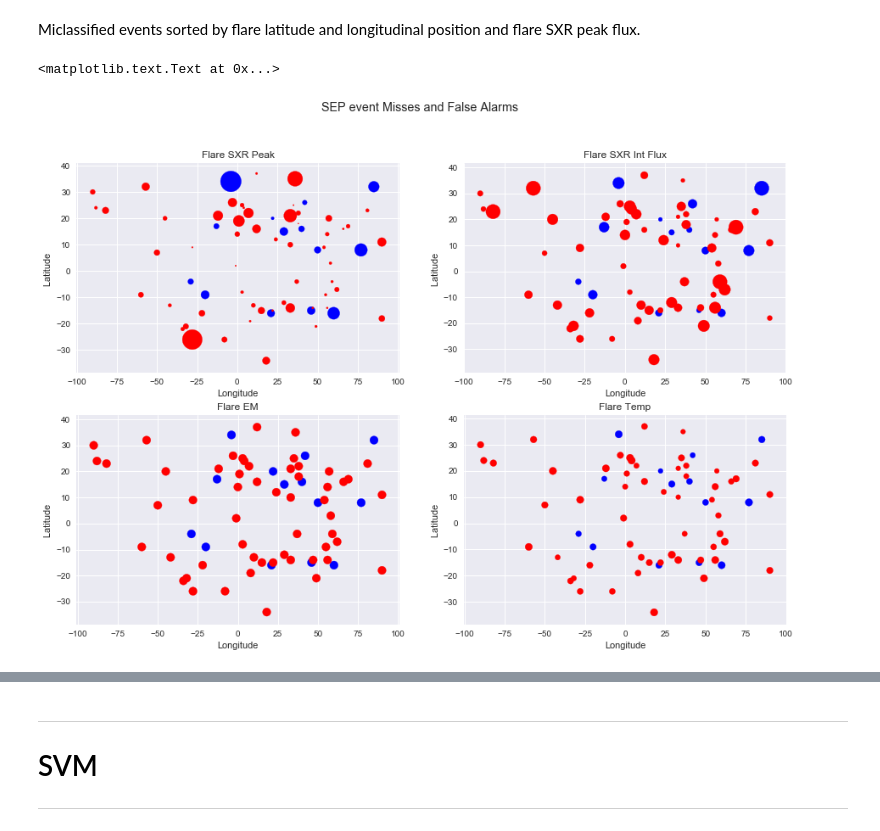
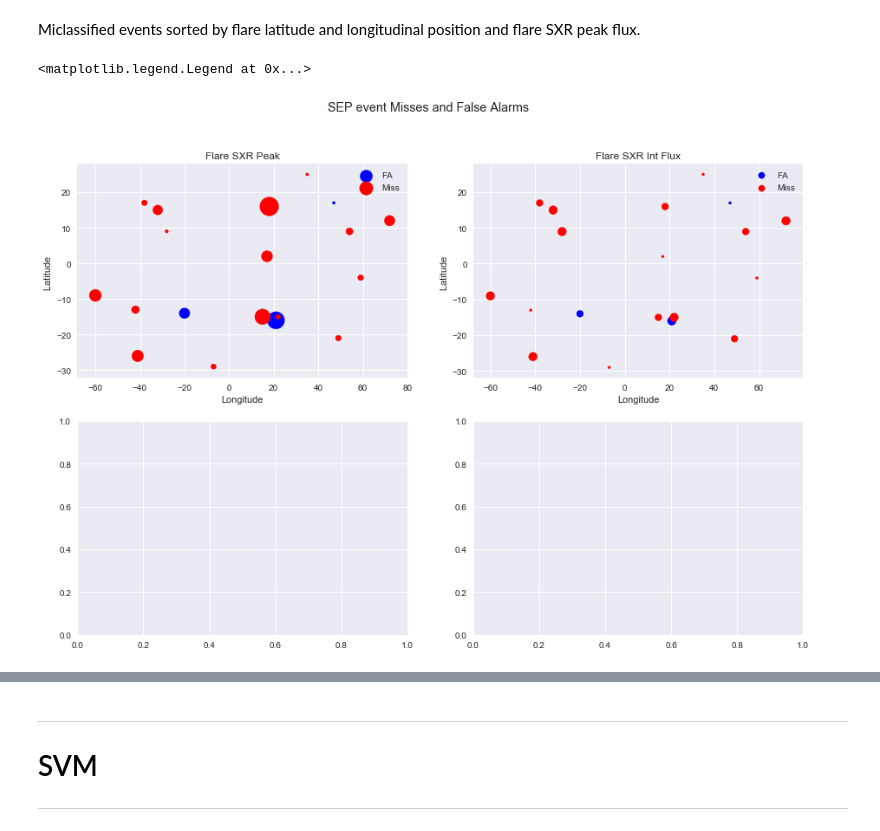
Before and after one commit to hazelbain/SEPML, a Jupyter notebook: sep_master_new_features.ipynb, the cells around one changed output, grey strips where cells are left out. Drawn from its saved outputs; the diff is of its cells as text; code cells hidden in the pictures.

```diff
--- a/sep_master_new_features.ipynb
+++ b/sep_master_new_features.ipynb
@@ -905,7 +973,7 @@ for i in c:
     keywordsLR.update({'C': i, 'class_weight': 'balanced'})
     #print(keywordsLR)
     sepLR = SEPClass(LogisticRegression(**keywordsLR),threshold = 0.5)
-    sepLR.allmyfeatures.set_params(CMEFeatures=None)
+    sepLR.allmyfeatures.set_params(TypeIIIint = None)
     sepLR.fit(X_train, y_train, verbose = False)
 
     hss_plot.append(hss_score(sepLR.y_train, sepLR.y_train_pred))
@@ -938,7 +1006,7 @@ for i in c:
     keywordsLR.update({'C': i, 'class_weight': 'balanced'})
     #print(keywordsLR)
     sepLR = SEPClass(LogisticRegression(**keywordsLR),threshold = 0.5)
-    sepLR.allmyfeatures.set_params(CMEFeatures=None)
+    sepLR.allmyfeatures.set_params(TypeIIIint = None)
     sepLR.fit(X_train, y_train, verbose = False)
 
     tss_plot.append(tss_score(sepLR.y_train, sepLR.y_train_pred))
@@ -1027,11 +1067,11 @@ POD: 1.0000, FAR: 0.3333
 
 Report card output with model parameters and skill score are saved into directory reports
 # %%
-#%%capture cap --no-stderr
+%%capture cap --no-stderr
 
 #train the model
-keywordsLR = {'random_state':1230, 'max_iter':500, 'class_weight':'balanced', 'C':100.0, 'verbose':0, 'solver':'liblinear'}
+keywordsLR = {'random_state':1230, 'max_iter':500, 'class_weight':'balanced', 'C':1.0, 'verbose':0, 'solver':'liblinear'}
 #keywordsLR.update(cv_resultLR)
 sepLR = SEPClass(LogisticRegression(**keywordsLR),threshold = 0.5)
-sepLR.allmyfeatures.set_params(CMEFeatures=None)
+sepLR.allmyfeatures.set_params(TypeIIIint = None)
 sepLR.fit(X_train, y_train)
@@ -1301,7 +1325,7 @@ plt.legend(loc = 'lower right')
 # %% [markdown]
 ### Use the tuned hyperparameters to train the Adaboost Model
 # %%
-#%%capture cap --no-stderr
+%%capture cap --no-stderr
 
 #train the model
 
@@ -1314,5 +1338,5 @@ clf_keywords = {'learning_rate': 0.1, 'n_estimators':500, 'random_state':1230}
 clf = AdaBoostClassifier(dtc,**clf_keywords)
 
 sepDT = SEPClass(AdaBoostClassifier(dtc,**clf_keywords),folds=4)
-#sepLR.allmyfeatures.set_params(RawFeat=None)
+sepDT.allmyfeatures.set_params(CMEFeatures = None, TypeIIIint = None)
 sepDT.fit(X_train,y_train)
@@ -1423,38 +1421,38 @@ TN = dfFeatTrain.query('y == 0 and y_pred == 0')
 # %%
 
 #plot of flare Lat and Long vs SXR peak flux
 fig, ((ax1, ax2), (ax3,ax4)) = plt.subplots(2,2, figsize = [15,10])
 fig.suptitle('SEP event Misses and False Alarms')
-ax1.scatter(FA.EW, FA.NS, marker = 'o',s = FA.FlrPeakFlux/dfFeatTrain.FlrPeakFlux.max()*1000,c='b', label = 'FA')
-ax1.scatter(Miss.EW, Miss.NS,s = Miss.FlrPeakFlux/dfFeatTrain.FlrPeakFlux.max()*1000, c='r', label = 'Miss')
+ax1.scatter(FA.EW, FA.NS, marker = 'o',s = FA.FlrPeakFlux/dfFeatTrain.FlrPeakFlux.max()*5000,c='b', label = 'FA')
+ax1.scatter(Miss.EW, Miss.NS,s = Miss.FlrPeakFlux/dfFeatTrain.FlrPeakFlux.max()*5000, c='r', label = 'Miss')
 ax1.set_title('Flare SXR Peak')
 ax1.set_xlabel('Longitude')
 ax1.set_ylabel('Latitude ')
-#ax1.legend()
+ax1.legend()
 
 #plot of flare Lat and Long vs SXR Integrated flux
 ax2.scatter(FA.EW, FA.NS, marker = 'o',s = FA.FlrIntFlux2/dfFeatTrain.FlrIntFlux2.max()*1000,c='b'*1000, label = 'FA')
 ax2.scatter(Miss.EW, Miss.NS,s = FA.FlrIntFlux2/dfFeatTrain.FlrIntFlux2.max()*1000, c='r', label = 'Miss')
 ax2.set_title('Flare SXR Int Flux')
 ax2.set_xlabel('Longitude')
 ax2.set_ylabel('Latitude ')
-#ax2.legend()
+ax2.legend()
 
-ax3.scatter(FA.EW, FA.NS, marker = 'o',s = FA.emchianti/dfFeatTrain.emchianti.max()*100,c='b', label = 'FA')
-ax3.scatter(Miss.EW, Miss.NS,s = Miss.emchianti/dfFeatTrain.emchianti.max()*100, c='r', label = 'Miss')
-ax3.set_title('Flare EM')
-ax3.set_xlabel('Longitude')
-ax3.set_ylabel('Latitude ')
-#ax1.legend()
+# ax3.scatter(FA.EW, FA.NS, marker = 'o',s = FA.emchianti/dfFeatTrain.emchianti.max()*100,c='b', label = 'FA')
+# ax3.scatter(Miss.EW, Miss.NS,s = Miss.emchianti/dfFeatTrain.emchianti.max()*100, c='r', label = 'Miss')
+# ax3.set_title('Flare EM')
+# ax3.set_xlabel('Longitude')
+# ax3.set_ylabel('Latitude ')
+# #ax1.legend()
 
-#plot of flare Lat and Long vs SXR Integrated flux
-ax4.scatter(FA.EW, FA.NS, marker = 'o',s = FA.tchianti/dfFeatTrain.tchianti.max()*100,c='b'*1000, label = 'FA')
-ax4.scatter(Miss.EW, Miss.NS,s = FA.tchianti/dfFeatTrain.tchianti.max()*100, c='r', label = 'Miss')
-ax4.set_title('Flare Temp')
-ax4.set_xlabel('Longitude')
-ax4.set_ylabel('Latitude ')
+# #plot of flare Lat and Long vs SXR Integrated flux
+# ax4.scatter(FA.EW, FA.NS, marker = 'o',s = FA.tchianti/dfFeatTrain.tchianti.max()*100,c='b'*1000, label = 'FA')
+# ax4.scatter(Miss.EW, Miss.NS,s = FA.tchianti/dfFeatTrain.tchianti.max()*100, c='r', label = 'Miss')
+# ax4.set_title('Flare Temp')
+# ax4.set_xlabel('Longitude')
+# ax4.set_ylabel('Latitude ')
 # %% [output]
-<matplotlib.text.Text at 0x...>
+<matplotlib.legend.Legend at 0x...>
-[figure, old version]
+[figure, new version]
 # %%
 print(TP.FlrIntFlux2.mean(), FA.FlrIntFlux2.mean(), Miss.FlrIntFlux2.mean())
```
Also changed, not shown: parts of 59 cells of this notebook, 5 other files.
